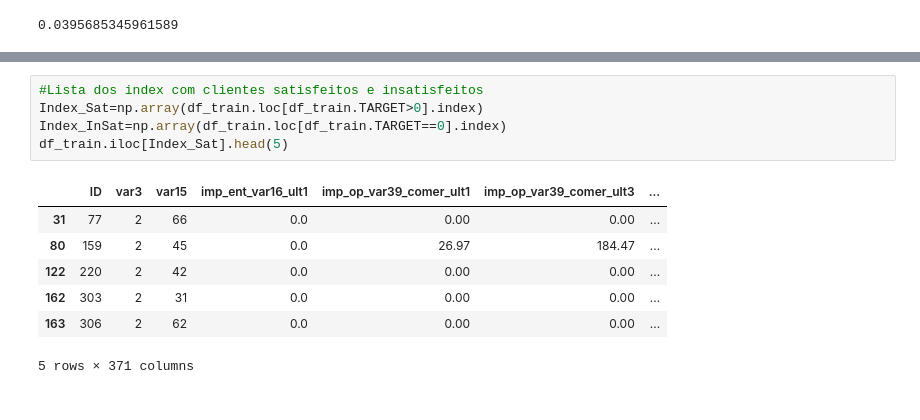
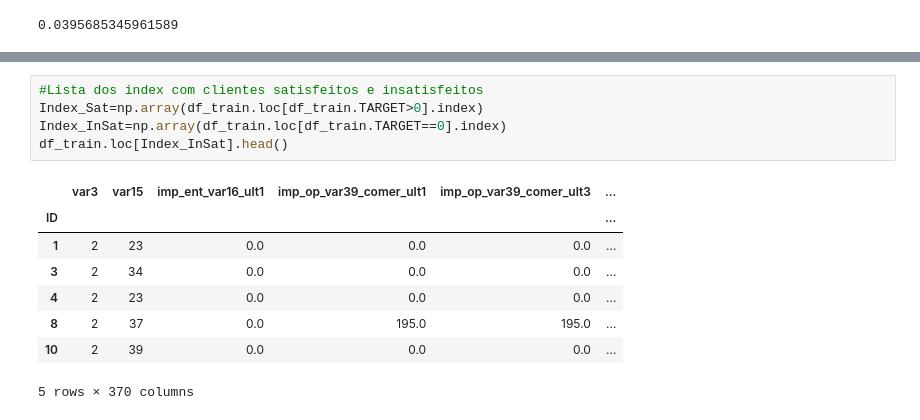
Before and after one commit to eliassantannaramos/Project3_Santander_Satisfaction, a Jupyter notebook: Main.ipynb, the cells around one changed output, grey strips where cells are left out. Drawn from its saved outputs; the diff is of its cells as text.

```diff
--- a/Main.ipynb
+++ b/Main.ipynb
@@ -40,13 +63,14 @@ df_train["TARGET"].mean()
 # %%
 #Lista dos index com clientes satisfeitos e insatisfeitos
 Index_Sat=np.array(df_train.loc[df_train.TARGET>0].index)
 Index_InSat=np.array(df_train.loc[df_train.TARGET==0].index)
-df_train.iloc[Index_Sat].head(5)
+df_train.loc[Index_InSat].head()
 # %% [output]
-|  | ID | var3 | var15 | imp_ent_var16_ult1 | imp_op_var39_comer_ult1 | imp_op_var39_comer_ult3 | ... |
-| 31 | 77 | 2 | 66 | 0.0 | 0.00 | 0.00 | ... |
-| 80 | 159 | 2 | 45 | 0.0 | 26.97 | 184.47 | ... |
-| 122 | 220 | 2 | 42 | 0.0 | 0.00 | 0.00 | ... |
-| 162 | 303 | 2 | 31 | 0.0 | 0.00 | 0.00 | ... |
-| 163 | 306 | 2 | 62 | 0.0 | 0.00 | 0.00 | ... |
+|  | var3 | var15 | imp_ent_var16_ult1 | imp_op_var39_comer_ult1 | imp_op_var39_comer_ult3 | ... |
+| ID |  |  |  |  |  | ... |
+| 1 | 2 | 23 | 0.0 | 0.0 | 0.0 | ... |
+| 3 | 2 | 34 | 0.0 | 0.0 | 0.0 | ... |
+| 4 | 2 | 23 | 0.0 | 0.0 | 0.0 | ... |
+| 8 | 2 | 37 | 0.0 | 195.0 | 195.0 | ... |
+| 10 | 2 | 39 | 0.0 | 0.0 | 0.0 | ... |
-5 rows × 371 columns
+5 rows × 370 columns
```
Also changed, not shown: parts of 12 cells of this notebook.
